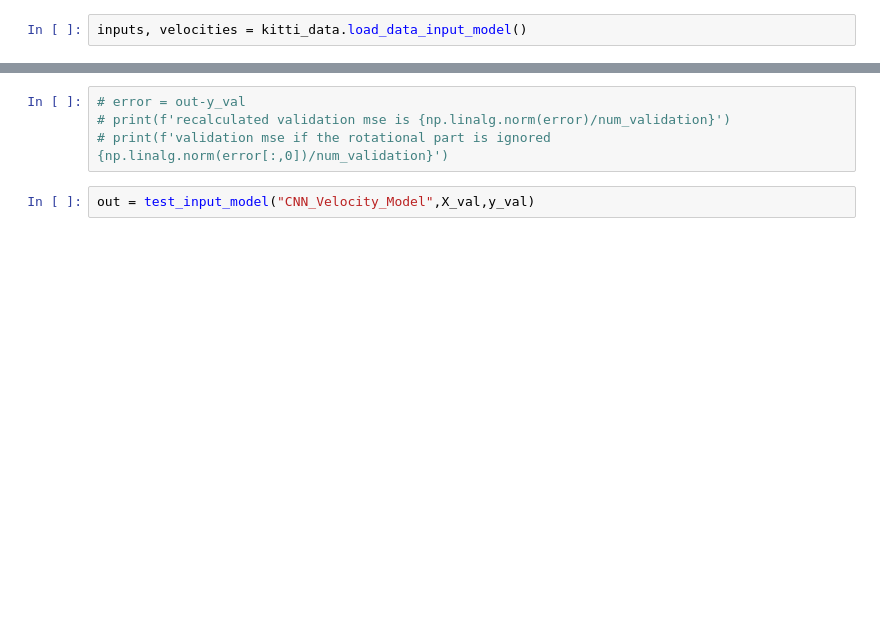
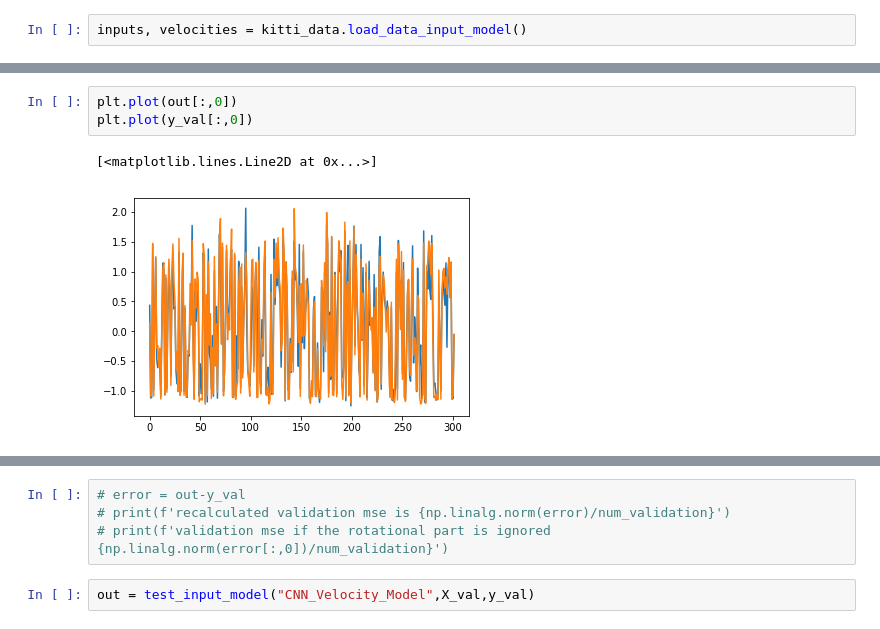
Before and after one commit to gagkhan/deep_visual_odometry, a Jupyter notebook: Training.ipynb, the cells around one changed output, grey strips where cells are left out. Drawn from its saved outputs; the diff is of its cells as text; blank space fills up the shorter version.

```diff
--- a/Training.ipynb
+++ b/Training.ipynb
@@ -108,0 +107,6 @@ out = test_input_model("CNN_Velocity_Model",X_val,y_val)
+# %%
+plt.plot(out[:,0])
+plt.plot(y_val[:,0])
+# %% [output]
+[<matplotlib.lines.Line2D at 0x...>]
+[figure, added]
```
Also changed, not shown: parts of 11 cells of this notebook, 3 other files.
